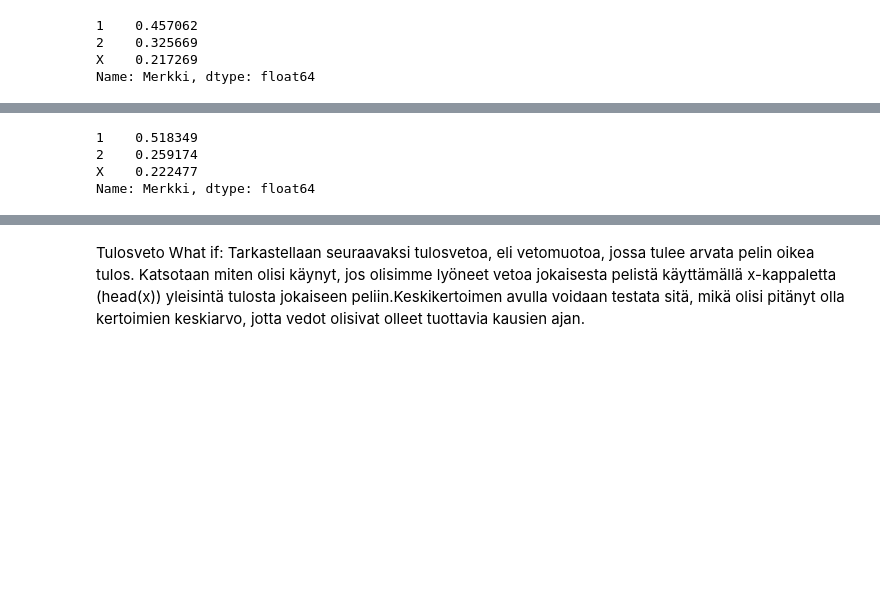
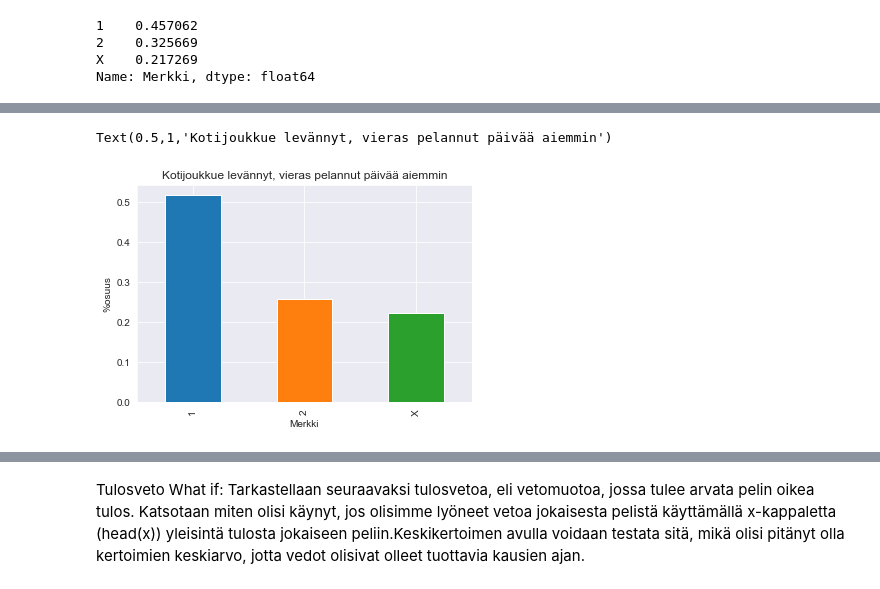
Before and after one commit to miquelmos/liiga-analyysi, a Jupyter notebook: Liiga-analyysi.ipynb, the cells around one changed output, grey strips where cells are left out. Saved outputs shown, nothing was run; the diff lists cells and outputs as text; code cells hidden in the pictures; blank space fills up the shorter version.

```diff
--- a/Liiga-analyysi.ipynb
+++ b/Liiga-analyysi.ipynb
@@ -342,13 +353,12 @@ ja toinen joukkue on lähtenyt peliin levänneen
 # %%
 #Kotijoukkue levännyt, vierasjoukkue pelannut edellisenä päivänä
 #Pelejä 436 kpl kymmenen vuoden aikana
 
-df[(df.Koti_pelasi_eilen == 0) & (df.Vieras_pelasi_eilen == 1)].Merkki.value_counts(normalize=True)
+df[(df.Koti_pelasi_eilen == 0) & (df.Vieras_pelasi_eilen == 1)].Merkki.value_counts(normalize=True).plot(kind='bar').set(xlabel='Merkki', ylabel='%osuus')
+plt.title('Kotijoukkue levännyt, vieras pelannut päivää aiemmin')
 # %% [output]
-1    0.518349
-2    0.259174
-X    0.222477
-Name: Merkki, dtype: float64
+Text(0.5,1,'Kotijoukkue levännyt, vieras pelannut päivää aiemmin')
+[figure, added]
 # %%
 #Vierasjoukkue levännyt, kotijoukkue pelannut päivää aiemmin
 #Pelejä vain 202 kpl viimeisen kymmenen vuoden aikana
```
Also changed, not shown: parts of 10 cells of this notebook.
